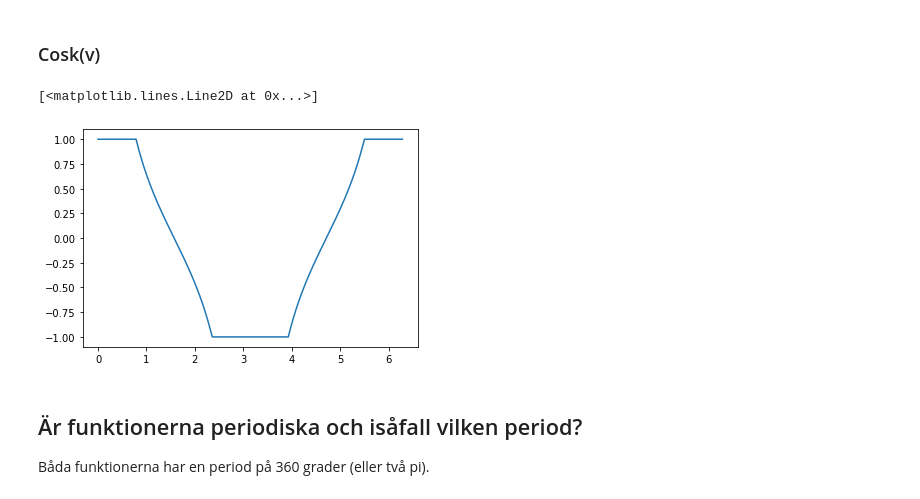
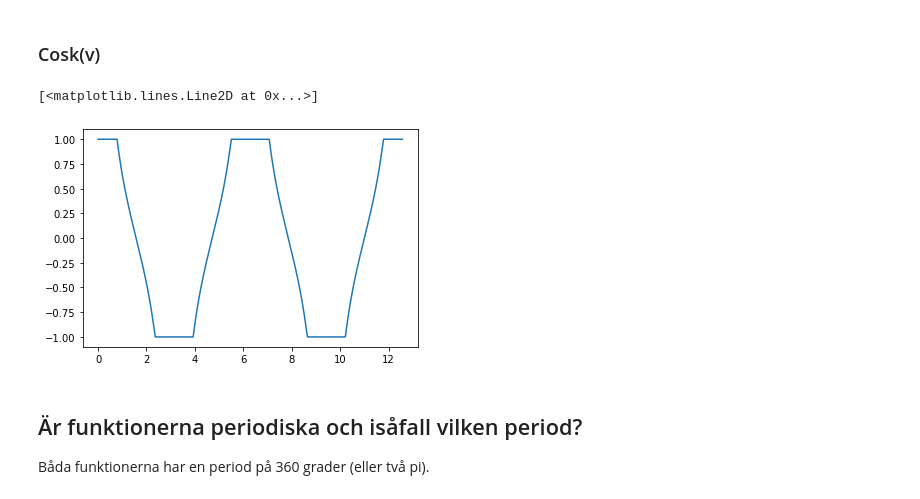
Before and after one commit to jollescott/sinus-kvadraticus, a Jupyter notebook: sinus-kvadraticus.ipynb, the cells around one changed output. Drawn from its saved outputs; the diff is of its cells as text; code cells hidden in the pictures.

```diff
--- a/sinus-kvadraticus.ipynb
+++ b/sinus-kvadraticus.ipynb
@@ -55,11 +56,21 @@ x = np.arange(2*np.pi, step=0.001)
 # %%
-#TODO: Rätta till else statement
+x = np.arange(4*np.pi, step=0.001)
+
 def cosk(v):
-    if v >= ((7*np.pi)/4) or v < (np.pi/4):
+    p = 0 if v <= 2*np.pi else math.floor(v / (2*np.pi))
+    v = v - 2 * np.pi * p
+
+    if v >= 7*np.pi/4 or v < np.pi/4:
         return 1
-    elif v >= (np.pi/4) and v < ((3*np.pi)/4):
-        return (1/np.tan(v))
-    elif v >= ((3*np.pi)/4) and v < ((5*np.pi)/4):
+    elif v >= np.pi/4 and v < 3*np.pi/4:
+        return 1/np.tan(v)
+    elif v >= 3*np.pi/4 and v < 5*np.pi/4:
         return -1
     else:
         return -(1/np.tan(v))
+
+y = [cosk(v) for v in x]
+plt.plot(x,y)
+# %% [output]
+[<matplotlib.lines.Line2D at 0x...>]
+[figure, added]
@@ -68,8 +77,3 @@ y = [cosk(v) for v in x]
-# %%
-plt.plot(x,y)
-# %% [output]
-[<matplotlib.lines.Line2D at 0x...>]
-[figure, removed]
 # %% [markdown]
 ## Är funktionerna periodiska och isåfall vilken period?
 Båda funktionerna har en period på 360 grader (eller två pi).
```
Also changed, not shown: parts of 31 cells of this notebook.
